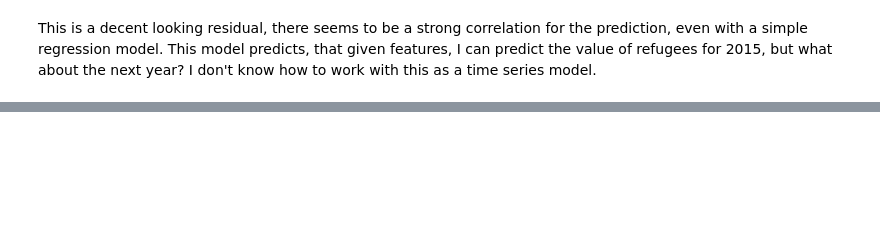
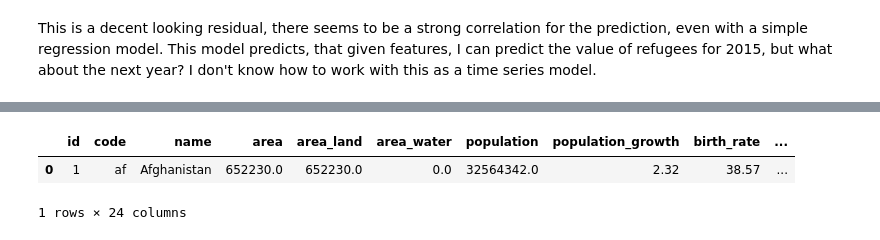
Before and after one commit to cwczarnik/Refugee_Study, a Jupyter notebook: US_Refugees.ipynb, the cells around one changed output, grey strips where cells are left out. Drawn from its saved outputs; the diff is of its cells as text; code cells hidden in the pictures; blank space fills up the shorter version.

```diff
--- a/US_Refugees.ipynb
+++ b/US_Refugees.ipynb
@@ -384,0 +389,2 @@ This is a decent looking residual, there seems to be a strong correlation for th
+# %%
+afg_df = df_aff_merge[df_aff_merge['name']=='Afghanistan']
@@ -384,0 +402,6 @@ This is a decent looking residual, there seems to be a strong correlation for th
+# %%
+afg_df.head()
+# %% [output]
+|  | id | code | name | area | area_land | area_water | population | population_growth | birth_rate | ... |
+| 0 | 1 | af | Afghanistan | 652230.0 | 652230.0 | 0.0 | 32564342.0 | 2.32 | 38.57 | ... |
+1 rows × 24 columns
```
Also changed, not shown: parts of 9 cells of this notebook, 13 other files.
